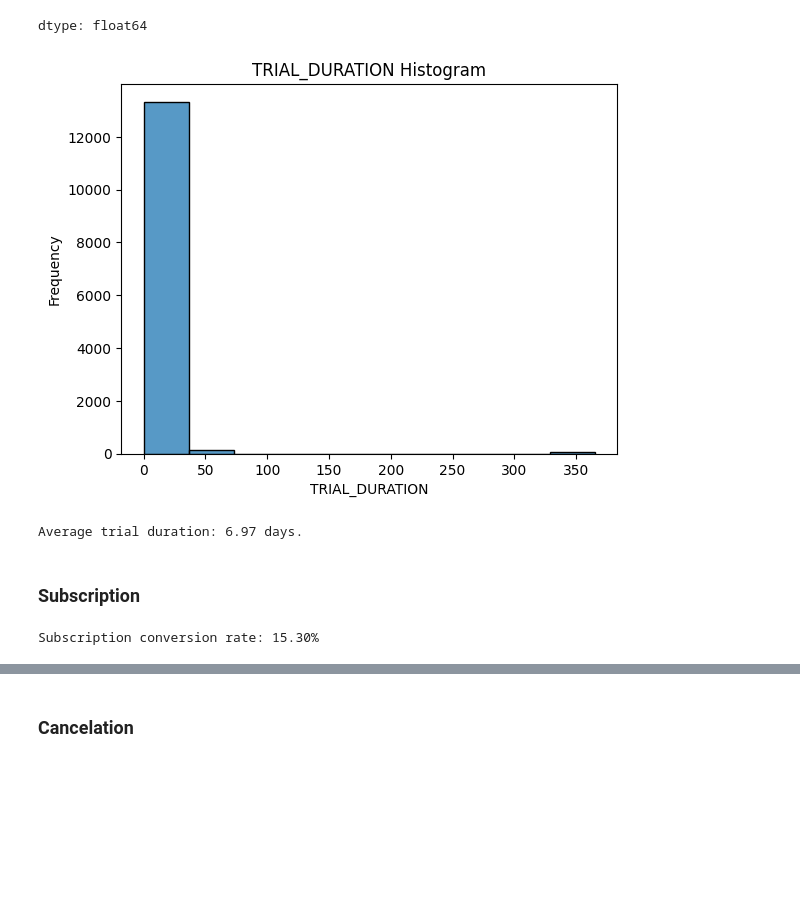
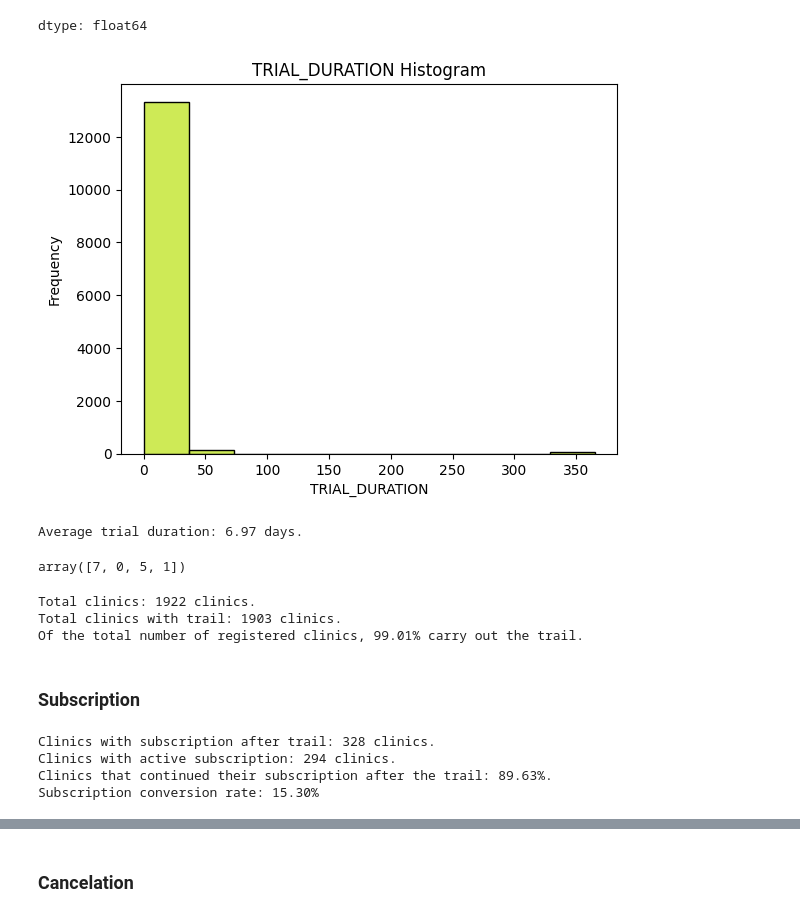
Before and after one commit to pathilink/capim_case, a Jupyter notebook: notebook/capim_case_eda.ipynb, the cells around one changed output, grey strips where cells are left out. Saved outputs shown, nothing was run; the diff lists cells and outputs as text; code cells hidden in the pictures; blank space fills up the shorter version.

```diff
--- a/notebook/capim_case_eda.ipynb
+++ b/notebook/capim_case_eda.ipynb
@@ -26,0 +75,3 @@ df.sample(5)
+# %%
+# drop columns
+df = df.drop(columns=['BUSINESS_SEGMENTATION', 'IS_CHAIN_CLINIC'])
@@ -27,2 +80,10 @@ df.sample(5)
+# %%
+def hist_graph(dataset, x, title, label_x, label_y):
+  sns.histplot(dataset[x], bins=10, kde=False, color='#BEE41D')
+
+  plt.title(title)
+  plt.xlabel(label_x)
+  plt.ylabel(label_y)
+  plt.show()
 # %% [markdown]
 ## Metrics
@@ -41,16 +104,16 @@ df['TRIAL_DURATION'].describe()
 | 75% | 7.000000 |
 | max | 365.000000 |
 dtype: float64
-# %%
-sns.histplot(df['TRIAL_DURATION'], bins=10, kde=False)
-
-# Exibindo o gráfico
-plt.title('TRIAL_DURATION Histogram')
-plt.xlabel('TRIAL_DURATION')
-plt.ylabel('Frequency')
-plt.show()
-# %% [output]
-[figure, removed]
+# %%
+hist_graph(
+    dataset=df,
+    x='TRIAL_DURATION',
+    title='TRIAL_DURATION Histogram',
+    label_x='TRIAL_DURATION',
+    label_y='Frequency'
+    )
+# %% [output]
+[figure, added]
 # %%
 # drop trial above 7
 
@@ -61,12 +124,39 @@ avg_trial_duration = df['TRIAL_DURATION'].mean()
 print(f'Average trial duration: {avg_trial_duration:.2f} days.')
 # %% [output]
 Average trial duration: 6.97 days.
+# %%
+df['TRIAL_DURATION'].unique()
+# %% [output]
+array([7, 0, 5, 1])
+# %%
+total_clinics = df['CLINIC_ID'].nunique()
+print(f"Total clinics: {total_clinics} clinics.")
+
+total_clinics_with_trail = df.query('TRIAL_DURATION != 0')['CLINIC_ID'].nunique()
+print(f"Total clinics with trail: {total_clinics_with_trail} clinics.")
+
+perc_clinics_with_trail = (total_clinics_with_trail / total_clinics) * 100
+print(f'Of the total number of registered clinics, {perc_clinics_with_trail:.2f}% carry out the trail.')
+# %% [output]
+Total clinics: 1922 clinics.
+Total clinics with trail: 1903 clinics.
+Of the total number of registered clinics, 99.01% carry out the trail.
 # %% [markdown]
 ### Subscription
 # %%
-total_clinics = df['CLINIC_ID'].nunique()
+clinics_with_subscription_after_trail = df.query('TRIAL_DURATION != 0 & SUBSCRIPTION_START_DATE.notna()').groupby('CLINIC_ID').nunique().count().iloc[0]
+print(f'Clinics with subscription after trail: {clinics_with_subscription_after_trail} clinics.')
+
 clinics_with_subscription = df[df['SUBSCRIPTION_STATUS'] == 'active'].groupby('CLINIC_ID').nunique().count().iloc[0]
+print(f'Clinics with active subscription: {clinics_with_subscription} clinics.')
+
+clinics_continued_subscription_after_trail = (clinics_with_subscription / clinics_with_subscription_after_trail) * 100
+print(f'Clinics that continued their subscription after the trail: {clinics_continued_subscription_after_trail:.2f}%.')
+
 conversion_rate = (clinics_with_subscription / total_clinics) * 100
 print(f'Subscription conversion rate: {conversion_rate:.2f}%')
 # %% [output]
+Clinics with subscription after trail: 328 clinics.
+Clinics with active subscription: 294 clinics.
+Clinics that continued their subscription after the trail: 89.63%.
 Subscription conversion rate: 15.30%
```
Also changed, not shown: parts of 52 cells of this notebook.
